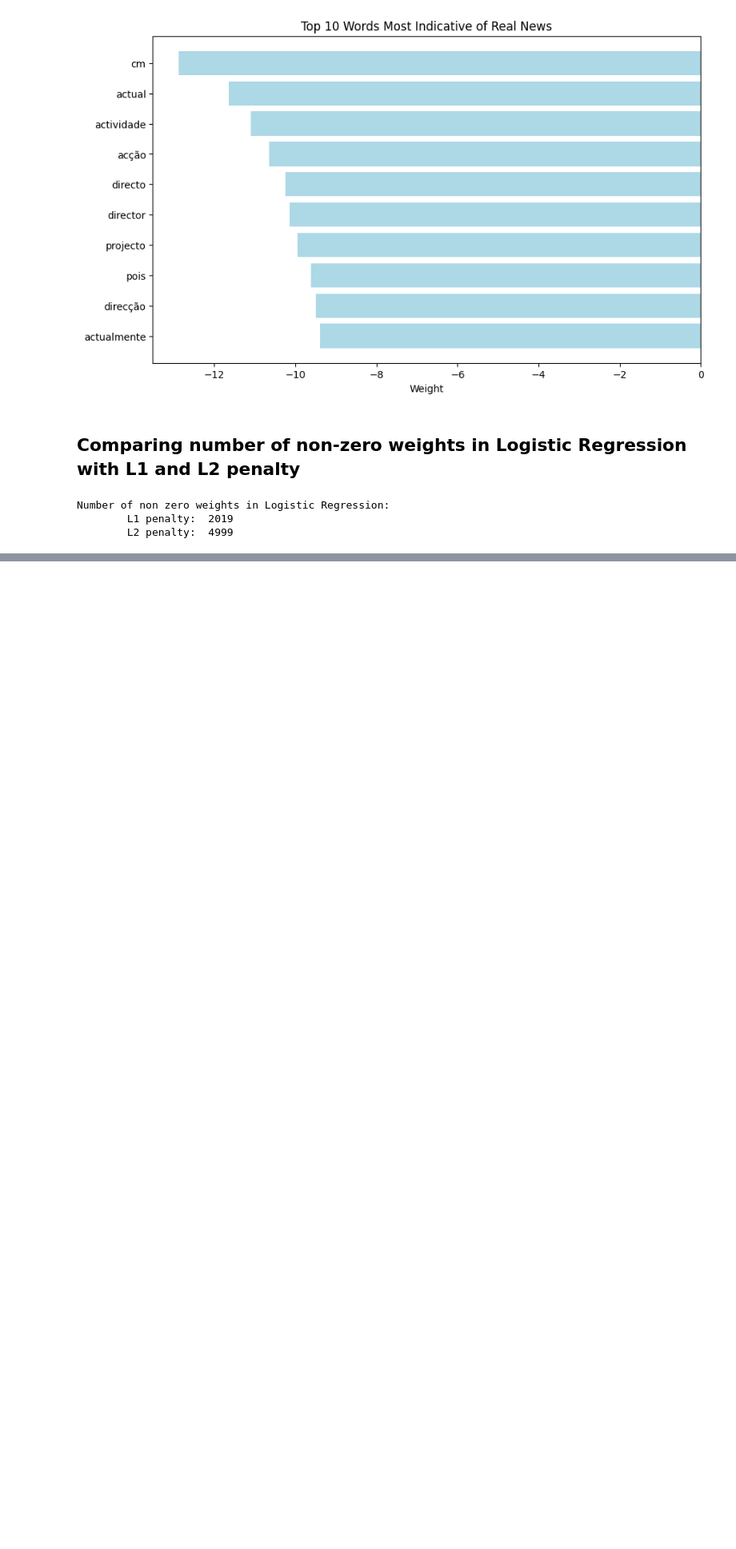
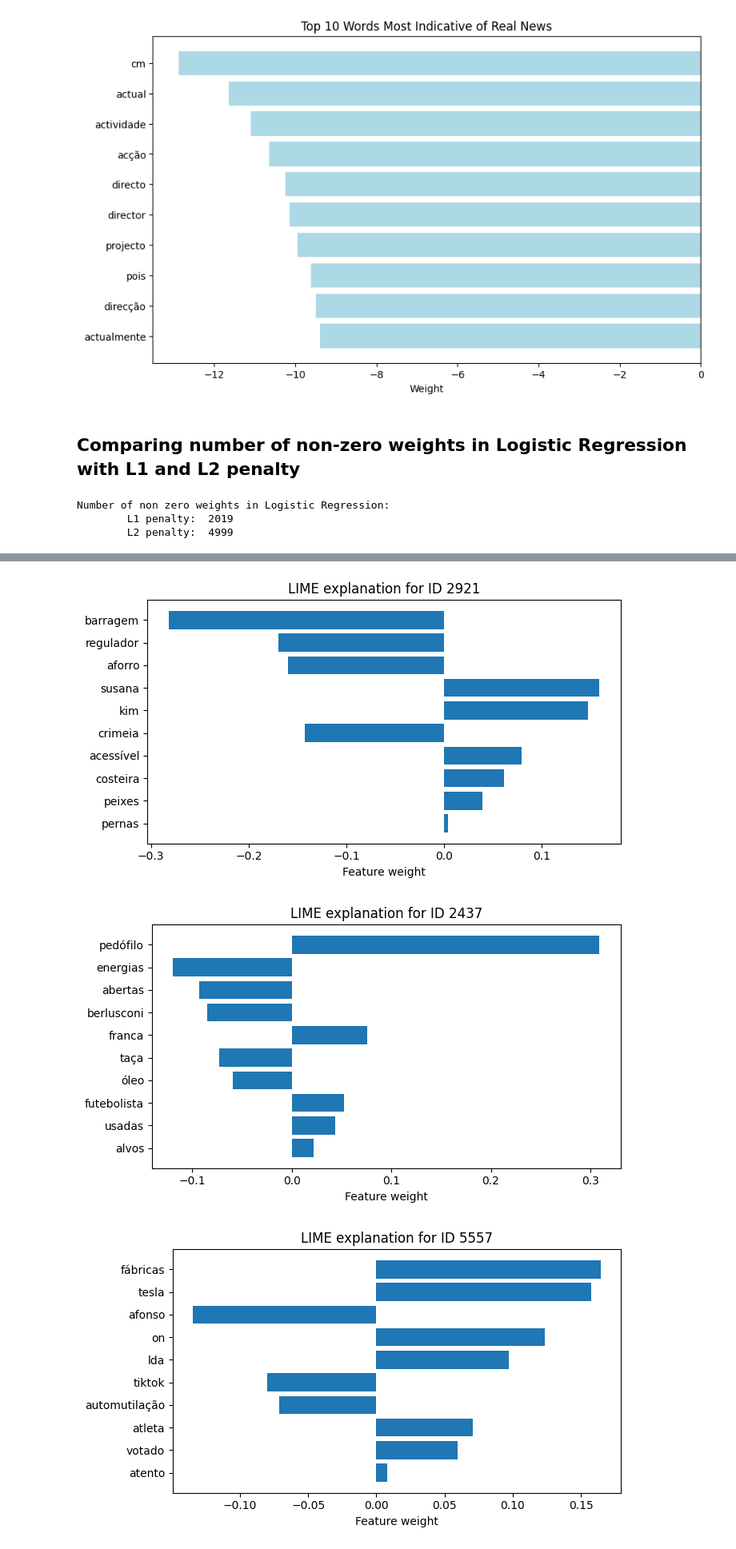
Before and after one commit to guiijose/NTT-DATA-challenge, a Jupyter notebook: src/model_interpretation.ipynb, the cells around one changed output, grey strips where cells are left out. Shown at 80% size. Cells and saved outputs as stored; diff of their text form; code cells hidden in the pictures; blank space fills up the shorter version.

```diff
--- a/src/model_interpretation.ipynb
+++ b/src/model_interpretation.ipynb
@@ -7,3 +9,5 @@ import numpy as np
 # %%
 MODELS = "../models/"
 DATA = "../data/"
+PROCESSED = DATA + "processed/"
+RANDOM_STATE = 1
@@ -72,0 +81,5 @@ Number of non zero weights in Logistic Regression:
+# %%
+# Loading validation dataset
+df_validation = pd.read_csv(PROCESSED + "validation_features.csv")
+X_validation = df_validation.drop(columns=["Label"])
+y_validation = df_validation["Label"]
@@ -72,0 +90,45 @@ Number of non zero weights in Logistic Regression:
+# %%
+# 1. Create the explainer
+explainer = LimeTabularExplainer(
+    training_data=X_validation.values,
+    feature_names=X_validation.columns.tolist(),
+    class_names=[str(c) for c in lr_l2.classes_],
+    mode='classification',
+    random_state=RANDOM_STATE
+)
+
+selected_ids = [2921, 2437, 5557, 1697]
+
+for idx in selected_ids:
+    row = X_validation.loc[[idx]]  # 2D
+
+    # 2. Generate LIME explanation
+    exp = explainer.explain_instance(
+        data_row=row.values[0],
+        predict_fn=lr_l2.predict_proba,
+        num_features=10
+    )
+
+    # 3. Map numeric column indices to actual words
+    exp_list = exp.as_list()
+    readable_exp = []
+    for feature, weight in exp_list:
+        col_idx = int(feature.split()[0])
+        word = features[col_idx] if col_idx < len(features) else feature
+        readable_exp.append((word, weight))
+
+    # 4. Plot with matplotlib
+    words, weights = zip(*readable_exp)
+
+    plt.figure(figsize=(7, 4))
+    plt.barh(words, weights)
+    plt.xlabel("Feature weight")
+    plt.title(f"LIME explanation for ID {idx}")
+    plt.gca().invert_yaxis()
+
+    plt.tight_layout()
+    plt.show()
+# %% [output]
+[figure, added]
+[figure, added]
+[figure, added]
```
Also changed, not shown: parts of 5 cells of this notebook.
